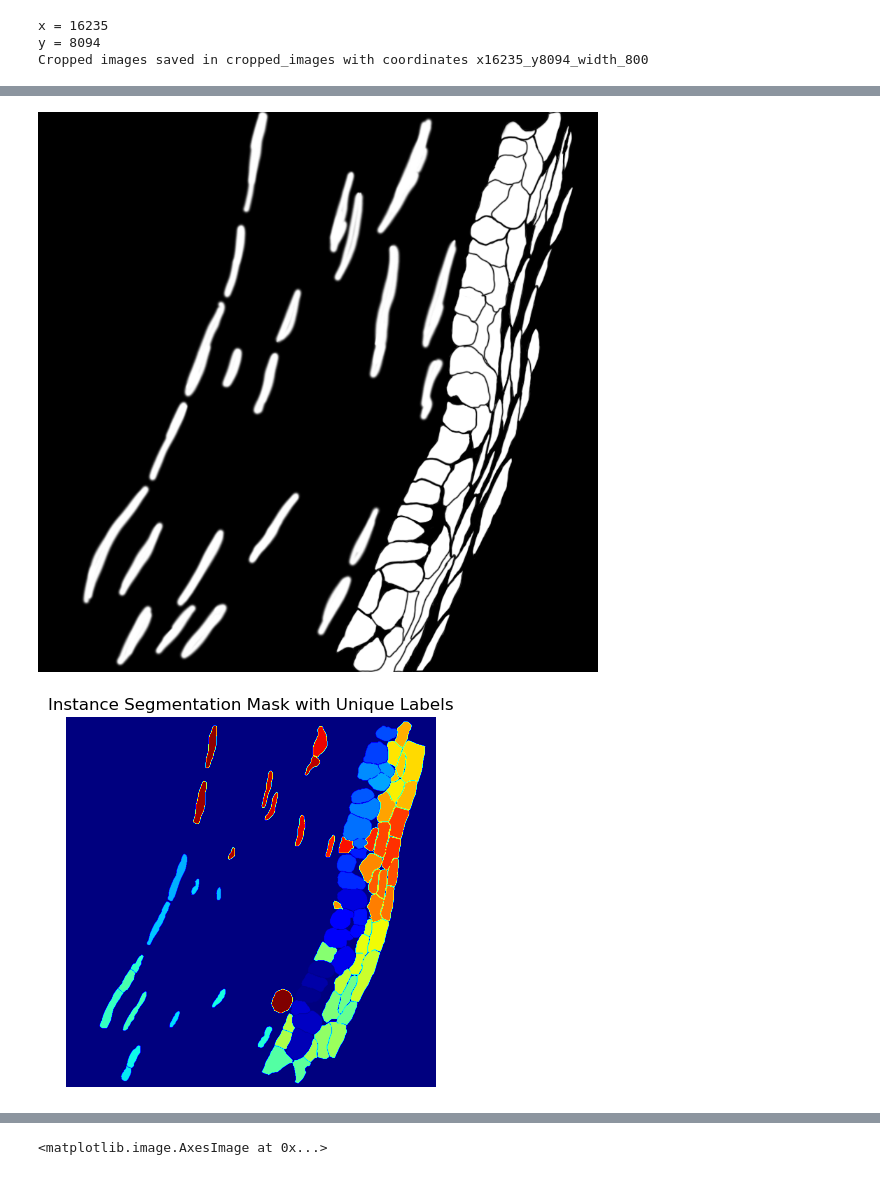
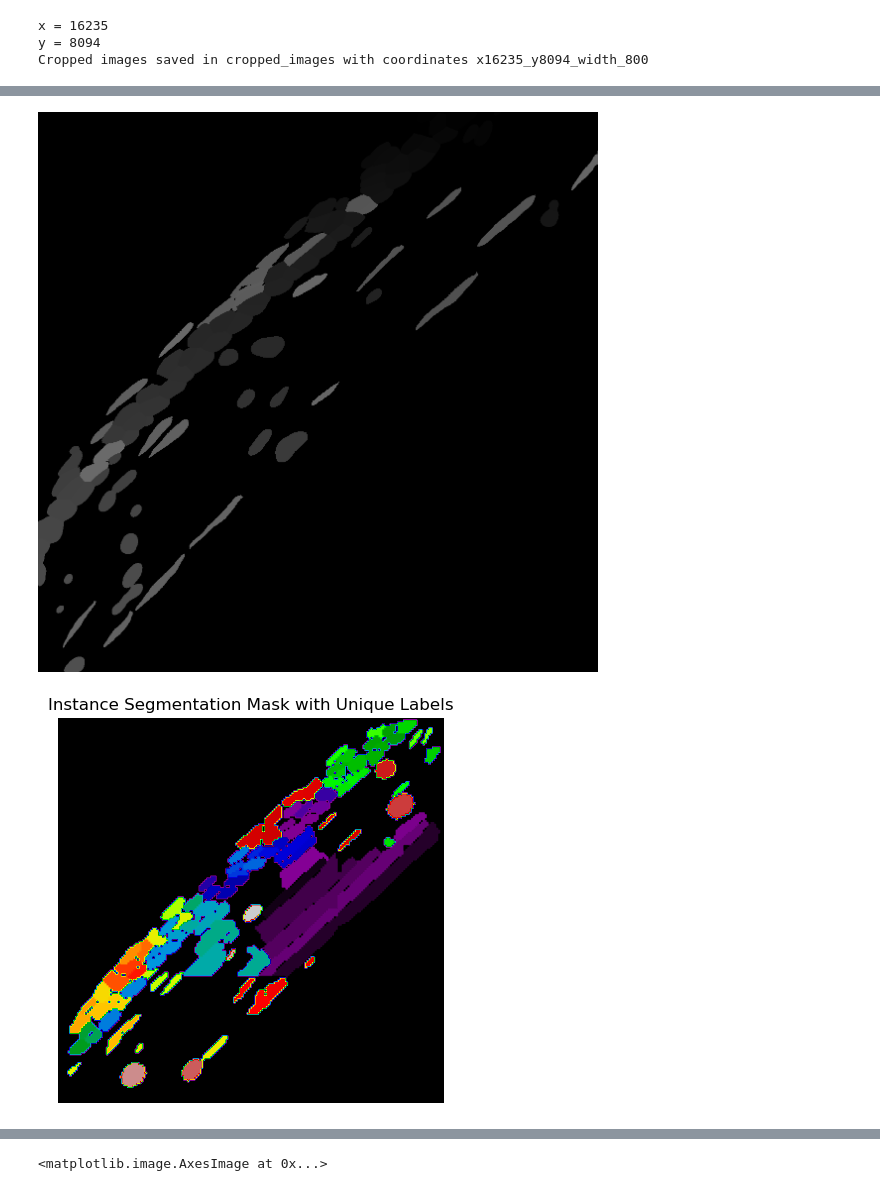
Before and after one commit to xiwang3236/SpatialOmics_cellpose, a Jupyter notebook: utils/crop_region_and_calculate_IOU.ipynb, the cells around one changed output, grey strips where cells are left out. Cells and saved outputs as stored; diff of their text form; code cells hidden in the pictures.

Commit message:
calculation and visulization

```diff
--- a/utils/crop_region_and_calculate_IOU.ipynb
+++ b/utils/crop_region_and_calculate_IOU.ipynb
@@ -65,7 +65,7 @@ def open_zarr(path: str) -> zarr.Group:
     )
     return zarr.group(store=store)
 
-root = open_zarr("D:/drive/OneDrive - Case Western Reserve University/FILE/RESEARCH/Xenium_outputs/XeniumCornea/output-XETG00245__0034188__1782od__20240613__195055/cells.zarr.zip")
+root = open_zarr("G:\Alexis_data\Project\SpatialOmics_cellpose\data5k\output-XETG00245__0041374__Section_1_1886OD__20250326__175738\cells.zarr.zip")
 # Create cell and nucleus segmentation mask np array objects to read or modify
 cellseg_mask = np.array(root["masks"][1])
 nucseg_mask = np.array(root["masks"][0])
@@ -119,12 +127,12 @@ polygon_set = root['polygon_sets']['1']
 num_vertices = polygon_set['num_vertices'][:]
 vertices = polygon_set['vertices'][:]
 
-start_x = 3450
-start_y = 1720
+start_x = 644.5124999999999
+start_y = 736.9499999999999
 
 # Define the cropping region
-x_min, x_max = start_x, start_x + 170  # Adjust these values based on your dataset
-y_min, y_max = start_y, start_y + 170  # Adjust these values based on your dataset
+x_min, x_max = start_x, start_x + 200  # Adjust these values based on your dataset
+y_min, y_max = start_y, start_y + 200  # Adjust these values based on your dataset
 
 # Collect polygons without flipping
 all_polygons = []
@@ -176,0 +185,24 @@ plt.show()
+# %%
+
+# Scaling factors to map the original (x_min, x_max) and (y_min, y_max) to 0-800
+scale_x = 200 / (x_max - x_min)
+scale_y = 200 / (y_max - y_min)
+
+# New list to store the scaled polygons
+scaled_all_polygons = []
+
+# Iterate over all polygons and apply the scaling transformation
+for polygon_coords in all_polygons:
+    # Separate x and y coordinates
+    x_coords = polygon_coords[:, 0]
+    y_coords = polygon_coords[:, 1]
+
+    # Apply the scaling transformation to map coordinates to [0, 800]
+    x_coords_scaled = ((x_coords - x_min) * scale_x)
+    y_coords_scaled = ((y_coords - y_min) * scale_y)
+
+    # Combine scaled x and y coordinates back into a single array
+    scaled_polygon_coords = np.column_stack((x_coords_scaled, y_coords_scaled))
+
+    # Append the scaled polygon to the new list
+    scaled_all_polygons.append(scaled_polygon_coords)
@@ -177,9 +370,9 @@ plt.show()
 # %%
 from PIL import Image
-mannul_seg_filename = "D:\CODE\Python_Projects\ST\Slurp\SlurpBlowFish\Image processing\Manual_segmentation\cropped_manual_R2_V1.png"
+mannul_seg_filename = r"G:/Alexis_data/ST/Calculation_5k/Manual_cropped_square_com_6_cp_masks.png"
 
 # Open the image using PIL
 mannul_seg_image = Image.open(mannul_seg_filename)
 mannul_seg_image
 # %% [output]
-[figure, old version]
+[figure, new version]
@@ -210,31 +379,32 @@ for polygon_coords in all_polygons:
 # %%
 # Iterate over polygons and assign each one a unique label
 # Create a blank canvas (e.g., 800x800)
 from shapely.geometry import Polygon
 from skimage.draw import polygon
-image_array = np.zeros((800, 800), dtype=np.uint8)
+image_array = np.zeros((200, 200), dtype=np.uint8)
 
 
 for label, poly_coords in enumerate(scaled_all_polygons, start=1):
     # Create a Shapely polygon from the coordinates
     polygon_obj = Polygon(poly_coords)
 
     # Extract x and y coordinates for drawing
     x_coords, y_coords = poly_coords[:, 0], poly_coords[:, 1]
 
     # Convert polygon coordinates to pixel coordinates and rasterize
     rr, cc = polygon(y_coords, x_coords, shape=image_array.shape)
 
     # Assign the unique label to the instance in the image (label 1, 2, 3, ...)
     image_array[rr, cc] = label
 
 # Visualize the result
-plt.imshow(image_array, cmap='jet')
+plt.figure(figsize=(10, 5))
+plt.imshow(image_array, cmap='nipy_spectral')
 plt.title('Instance Segmentation Mask with Unique Labels')
 plt.axis('off')
 plt.show()
 # %% [output]
-[figure, old version]
+[figure, new version]
 # %%
 # Print the number of distinct labels (polygons) assigned
 num_cells = label  # The last label is the number of cells
```
Also changed, not shown: parts of 11 cells of this notebook, 2 other files.
